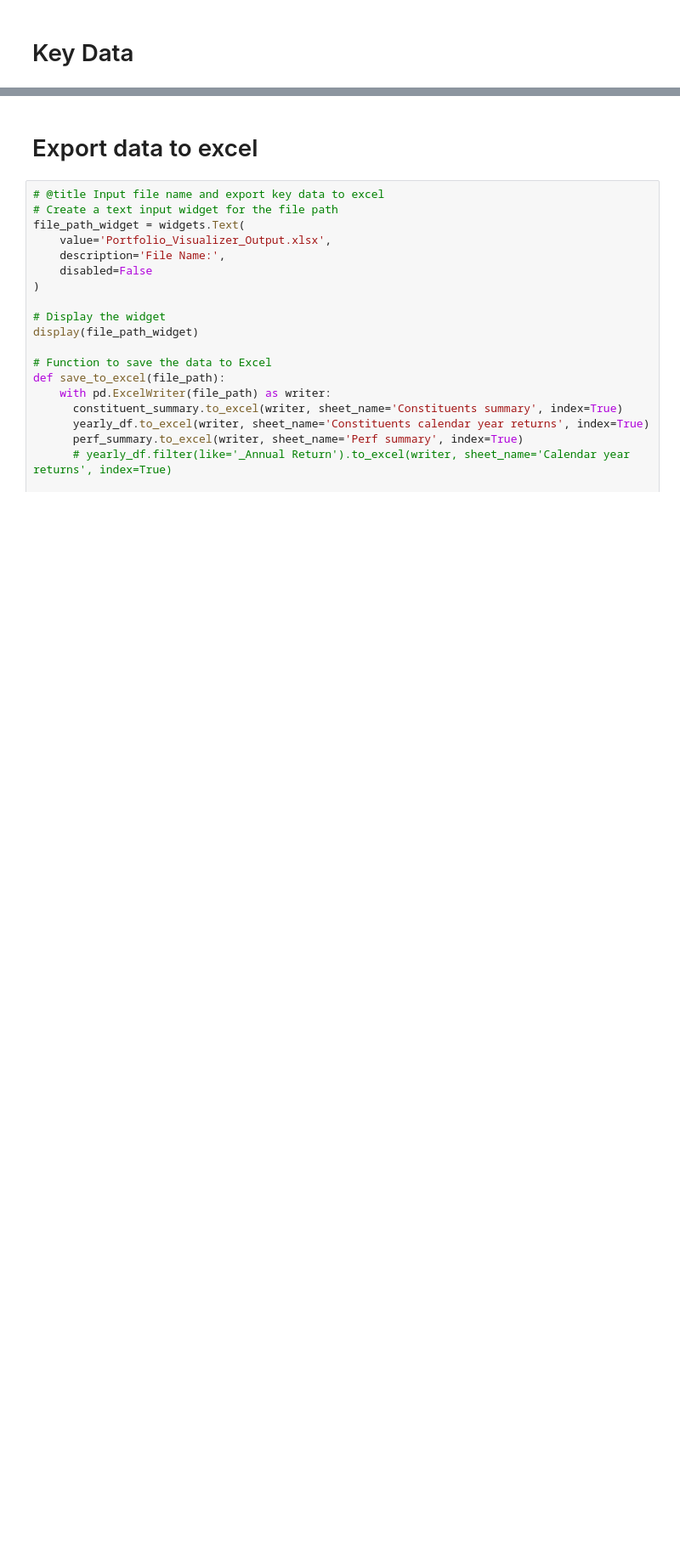
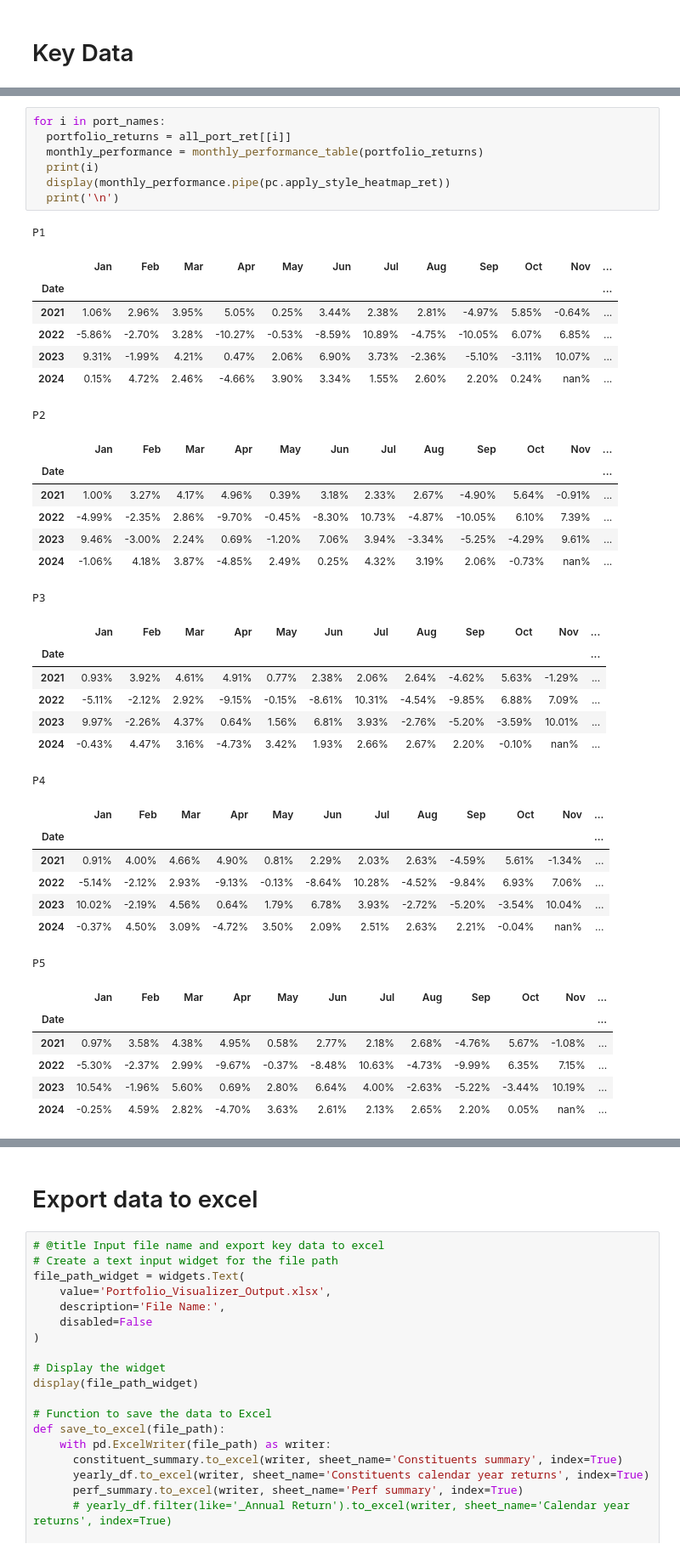
Before and after one commit to weijieleong/Portfolio-Visualizer, a Jupyter notebook: Portfolio_Visualizer_colab.ipynb, the cells around one changed output, grey strips where cells are left out. Shown at 85% size. Saved outputs shown, nothing was run; the diff lists cells and outputs as text; blank space fills up the shorter version.

```diff
--- a/Portfolio_Visualizer_colab.ipynb
+++ b/Portfolio_Visualizer_colab.ipynb
@@ -853,0 +864,43 @@ display(key_data_button)
+# %%
+for i in port_names:
+  portfolio_returns = all_port_ret[[i]]
+  monthly_performance = monthly_performance_table(portfolio_returns)
+  print(i)
+  display(monthly_performance.pipe(pc.apply_style_heatmap_ret))
+  print('\n')
+# %% [output]
+P1
+|  | Jan | Feb | Mar | Apr | May | Jun | Jul | Aug | Sep | Oct | Nov | ... |
+| Date |  |  |  |  |  |  |  |  |  |  |  | ... |
+| 2021 | 1.06% | 2.96% | 3.95% | 5.05% | 0.25% | 3.44% | 2.38% | 2.81% | -4.97% | 5.85% | -0.64% | ... |
+| 2022 | -5.86% | -2.70% | 3.28% | -10.27% | -0.53% | -8.59% | 10.89% | -4.75% | -10.05% | 6.07% | 6.85% | ... |
+| 2023 | 9.31% | -1.99% | 4.21% | 0.47% | 2.06% | 6.90% | 3.73% | -2.36% | -5.10% | -3.11% | 10.07% | ... |
+| 2024 | 0.15% | 4.72% | 2.46% | -4.66% | 3.90% | 3.34% | 1.55% | 2.60% | 2.20% | 0.24% | nan% | ... |
+P2
+|  | Jan | Feb | Mar | Apr | May | Jun | Jul | Aug | Sep | Oct | Nov | ... |
+| Date |  |  |  |  |  |  |  |  |  |  |  | ... |
+| 2021 | 1.00% | 3.27% | 4.17% | 4.96% | 0.39% | 3.18% | 2.33% | 2.67% | -4.90% | 5.64% | -0.91% | ... |
+| 2022 | -4.99% | -2.35% | 2.86% | -9.70% | -0.45% | -8.30% | 10.73% | -4.87% | -10.05% | 6.10% | 7.39% | ... |
+| 2023 | 9.46% | -3.00% | 2.24% | 0.69% | -1.20% | 7.06% | 3.94% | -3.34% | -5.25% | -4.29% | 9.61% | ... |
+| 2024 | -1.06% | 4.18% | 3.87% | -4.85% | 2.49% | 0.25% | 4.32% | 3.19% | 2.06% | -0.73% | nan% | ... |
+P3
+|  | Jan | Feb | Mar | Apr | May | Jun | Jul | Aug | Sep | Oct | Nov | ... |
+| Date |  |  |  |  |  |  |  |  |  |  |  | ... |
+| 2021 | 0.93% | 3.92% | 4.61% | 4.91% | 0.77% | 2.38% | 2.06% | 2.64% | -4.62% | 5.63% | -1.29% | ... |
+| 2022 | -5.11% | -2.12% | 2.92% | -9.15% | -0.15% | -8.61% | 10.31% | -4.54% | -9.85% | 6.88% | 7.09% | ... |
+| 2023 | 9.97% | -2.26% | 4.37% | 0.64% | 1.56% | 6.81% | 3.93% | -2.76% | -5.20% | -3.59% | 10.01% | ... |
+| 2024 | -0.43% | 4.47% | 3.16% | -4.73% | 3.42% | 1.93% | 2.66% | 2.67% | 2.20% | -0.10% | nan% | ... |
+P4
+|  | Jan | Feb | Mar | Apr | May | Jun | Jul | Aug | Sep | Oct | Nov | ... |
+| Date |  |  |  |  |  |  |  |  |  |  |  | ... |
+| 2021 | 0.91% | 4.00% | 4.66% | 4.90% | 0.81% | 2.29% | 2.03% | 2.63% | -4.59% | 5.61% | -1.34% | ... |
+| 2022 | -5.14% | -2.12% | 2.93% | -9.13% | -0.13% | -8.64% | 10.28% | -4.52% | -9.84% | 6.93% | 7.06% | ... |
+| 2023 | 10.02% | -2.19% | 4.56% | 0.64% | 1.79% | 6.78% | 3.93% | -2.72% | -5.20% | -3.54% | 10.04% | ... |
+| 2024 | -0.37% | 4.50% | 3.09% | -4.72% | 3.50% | 2.09% | 2.51% | 2.63% | 2.21% | -0.04% | nan% | ... |
+P5
+|  | Jan | Feb | Mar | Apr | May | Jun | Jul | Aug | Sep | Oct | Nov | ... |
+| Date |  |  |  |  |  |  |  |  |  |  |  | ... |
+| 2021 | 0.97% | 3.58% | 4.38% | 4.95% | 0.58% | 2.77% | 2.18% | 2.68% | -4.76% | 5.67% | -1.08% | ... |
+| 2022 | -5.30% | -2.37% | 2.99% | -9.67% | -0.37% | -8.48% | 10.63% | -4.73% | -9.99% | 6.35% | 7.15% | ... |
+| 2023 | 10.54% | -1.96% | 5.60% | 0.69% | 2.80% | 6.64% | 4.00% | -2.63% | -5.22% | -3.44% | 10.19% | ... |
+| 2024 | -0.25% | 4.59% | 2.82% | -4.70% | 3.63% | 2.61% | 2.13% | 2.65% | 2.20% | 0.05% | nan% | ... |
```
Also changed, not shown: parts of 15 cells of this notebook.
